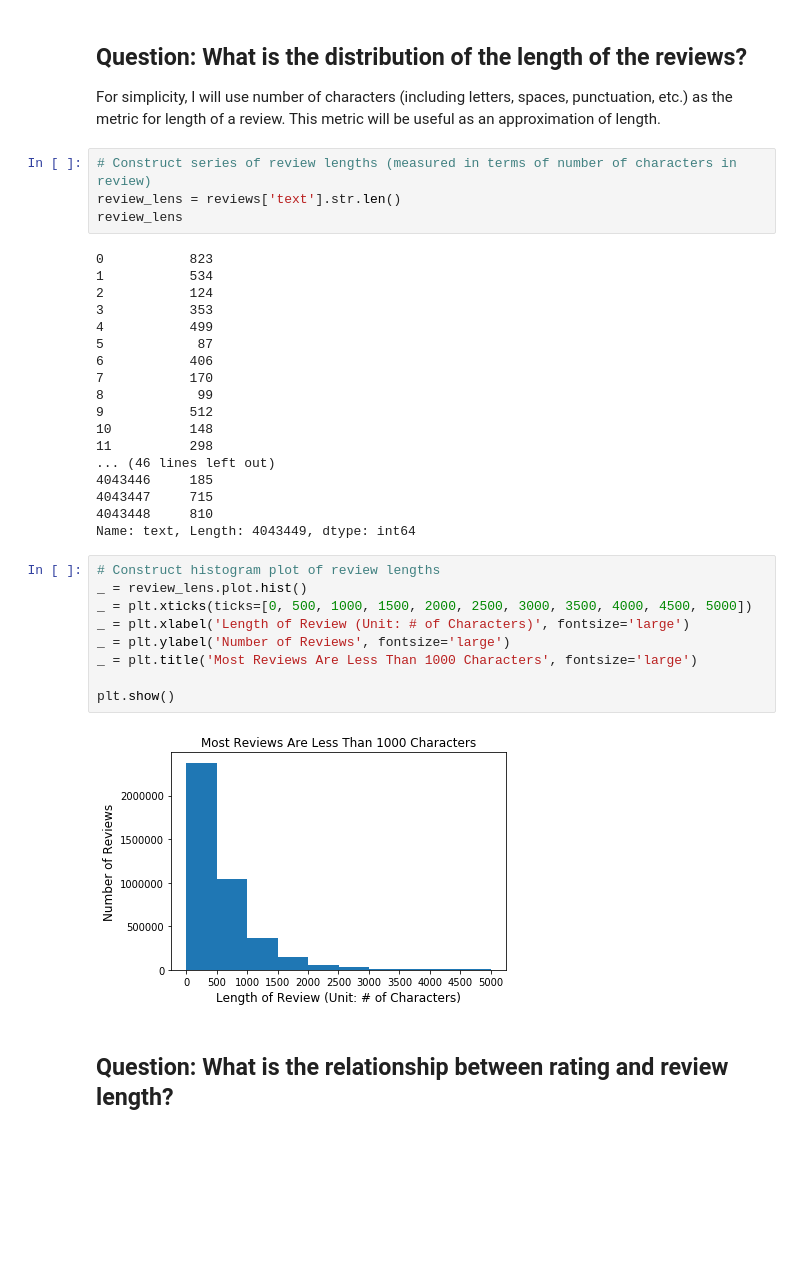
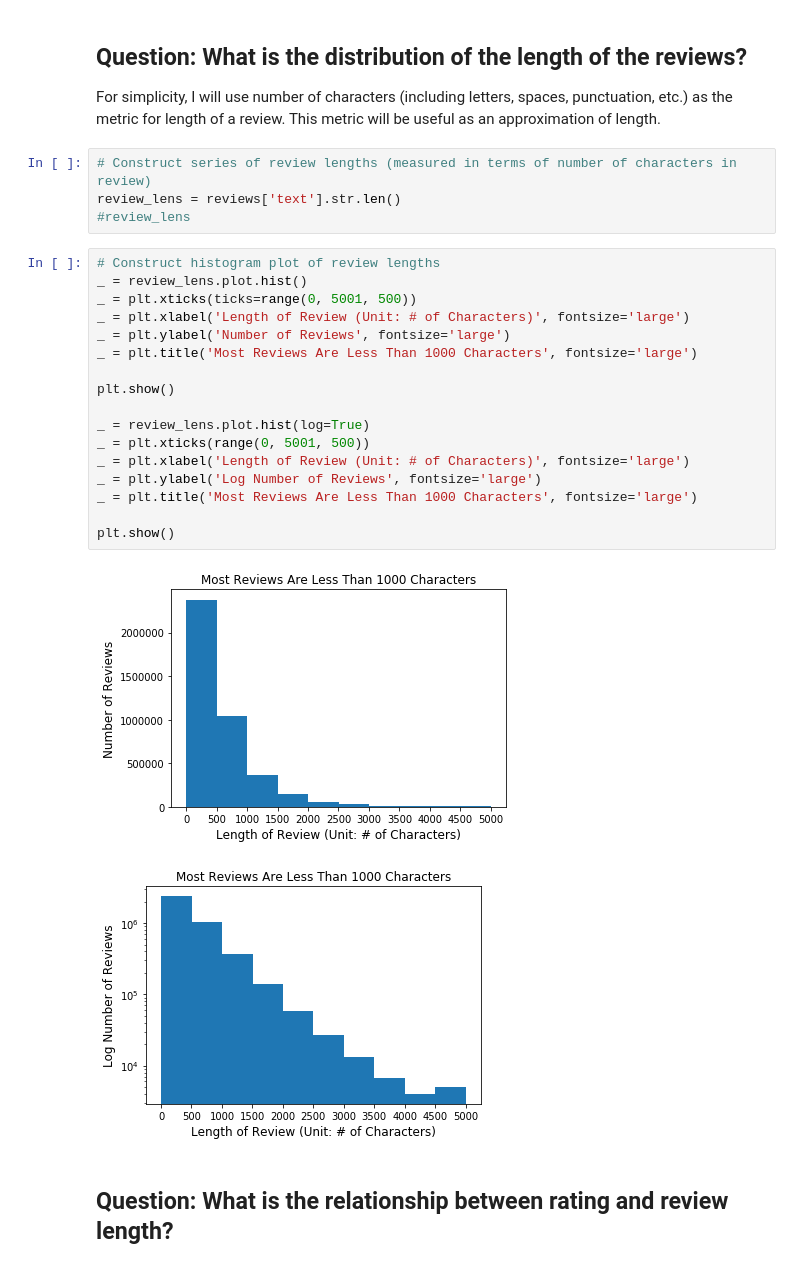
Before and after one commit to walkerpage/springboard, a Jupyter notebook: Capstone_Projects/Capstone_Project_1/Code/Capstone_Project_1_Data_Storytelling.ipynb, the cells around one changed output. Cells and saved outputs as stored; diff of their text form; blank space fills up the shorter version.

```diff
--- a/Capstone_Projects/Capstone_Project_1/Code/Capstone_Project_1_Data_Storytelling.ipynb
+++ b/Capstone_Projects/Capstone_Project_1/Code/Capstone_Project_1_Data_Storytelling.ipynb
@@ -273,36 +271,27 @@ For simplicity, I will use number of characters (including letters, spaces, punc
 # %%
 # Construct series of review lengths (measured in terms of number of characters in review)
 review_lens = reviews['text'].str.len()
-review_lens
+#review_lens
-# %% [output]
-0           823
-1           534
-2           124
-3           353
-4           499
-5            87
-6           406
-7           170
-8            99
-9           512
-10          148
-11          298
-... (46 lines left out)
-4043446     185
-4043447     715
-4043448     810
-Name: text, Length: 4043449, dtype: int64
 # %%
 # Construct histogram plot of review lengths
 _ = review_lens.plot.hist()
-_ = plt.xticks(ticks=[0, 500, 1000, 1500, 2000, 2500, 3000, 3500, 4000, 4500, 5000])
+_ = plt.xticks(ticks=range(0, 5001, 500))
 _ = plt.xlabel('Length of Review (Unit: # of Characters)', fontsize='large')
 _ = plt.ylabel('Number of Reviews', fontsize='large')
 _ = plt.title('Most Reviews Are Less Than 1000 Characters', fontsize='large')
 
 plt.show()
+
+_ = review_lens.plot.hist(log=True)
+_ = plt.xticks(range(0, 5001, 500))
+_ = plt.xlabel('Length of Review (Unit: # of Characters)', fontsize='large')
+_ = plt.ylabel('Log Number of Reviews', fontsize='large')
+_ = plt.title('Most Reviews Are Less Than 1000 Characters', fontsize='large')
+
+plt.show()
 # %% [output]
 [figure]
+[figure, added]
 # %% [markdown]
 ## Question: What is the relationship between rating and review length? ##
 # %%
```
Also changed, not shown: parts of 21 cells of this notebook.
